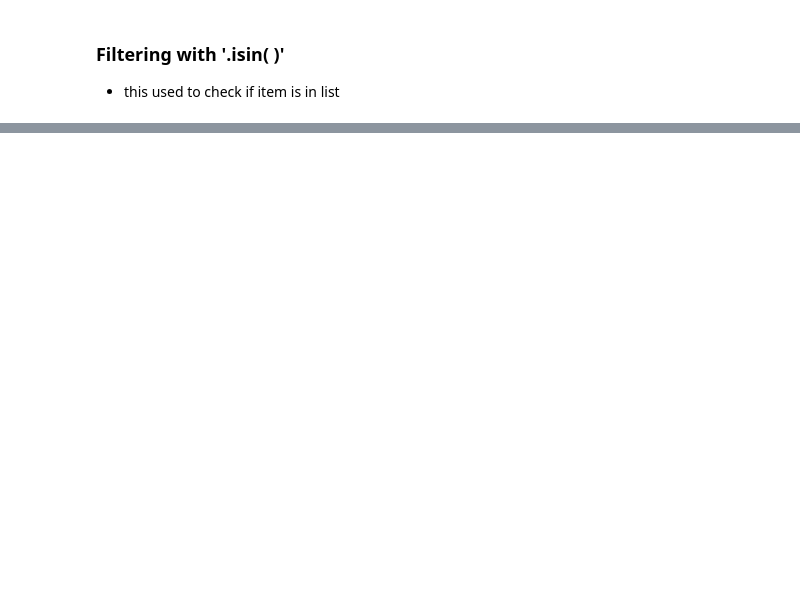
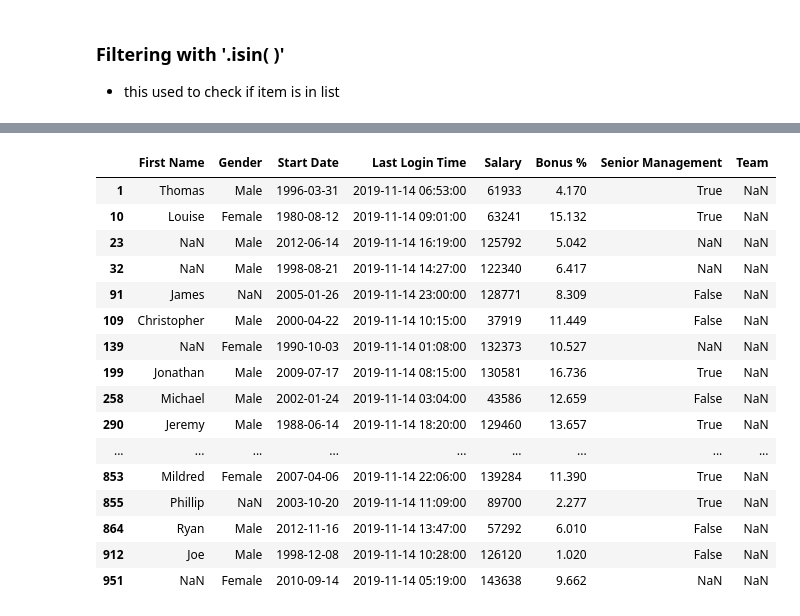
Before and after one commit to alexkwashie/_pandas, a Jupyter notebook: Panda2/Dataframes2.ipynb, the cells around one changed output, grey strips where cells are left out. Cells and saved outputs as stored; diff of their text form; code cells hidden in the pictures; blank space fills up the shorter version.

```diff
--- a/Panda2/Dataframes2.ipynb
+++ b/Panda2/Dataframes2.ipynb
@@ -231,0 +268,20 @@ empl[fav].head(3)
+# %%
+empl[allnull] #list of all employees with null values in Team
+# %% [output]
+|  | First Name | Gender | Start Date | Last Login Time | Salary | Bonus % | Senior Management | Team |
+| 1 | Thomas | Male | 1996-03-31 | 2019-11-14 06:53:00 | 61933 | 4.170 | True | NaN |
+| 10 | Louise | Female | 1980-08-12 | 2019-11-14 09:01:00 | 63241 | 15.132 | True | NaN |
+| 23 | NaN | Male | 2012-06-14 | 2019-11-14 16:19:00 | 125792 | 5.042 | NaN | NaN |
+| 32 | NaN | Male | 1998-08-21 | 2019-11-14 14:27:00 | 122340 | 6.417 | NaN | NaN |
+| 91 | James | NaN | 2005-01-26 | 2019-11-14 23:00:00 | 128771 | 8.309 | False | NaN |
+| 109 | Christopher | Male | 2000-04-22 | 2019-11-14 10:15:00 | 37919 | 11.449 | False | NaN |
+| 139 | NaN | Female | 1990-10-03 | 2019-11-14 01:08:00 | 132373 | 10.527 | NaN | NaN |
+| 199 | Jonathan | Male | 2009-07-17 | 2019-11-14 08:15:00 | 130581 | 16.736 | True | NaN |
+| 258 | Michael | Male | 2002-01-24 | 2019-11-14 03:04:00 | 43586 | 12.659 | False | NaN |
+| 290 | Jeremy | Male | 1988-06-14 | 2019-11-14 18:20:00 | 129460 | 13.657 | True | NaN |
+| ... | ... | ... | ... | ... | ... | ... | ... | ... |
+| 853 | Mildred | Female | 2007-04-06 | 2019-11-14 22:06:00 | 139284 | 11.390 | True | NaN |
+| 855 | Phillip | NaN | 2003-10-20 | 2019-11-14 11:09:00 | 89700 | 2.277 | True | NaN |
+| 864 | Ryan | Male | 2012-11-16 | 2019-11-14 13:47:00 | 57292 | 6.010 | False | NaN |
+| 912 | Joe | Male | 1998-12-08 | 2019-11-14 10:28:00 | 126120 | 1.020 | False | NaN |
+| 951 | NaN | Female | 2010-09-14 | 2019-11-14 05:19:00 | 143638 | 9.662 | NaN | NaN |
```
Also changed, not shown: parts of 14 cells of this notebook.
